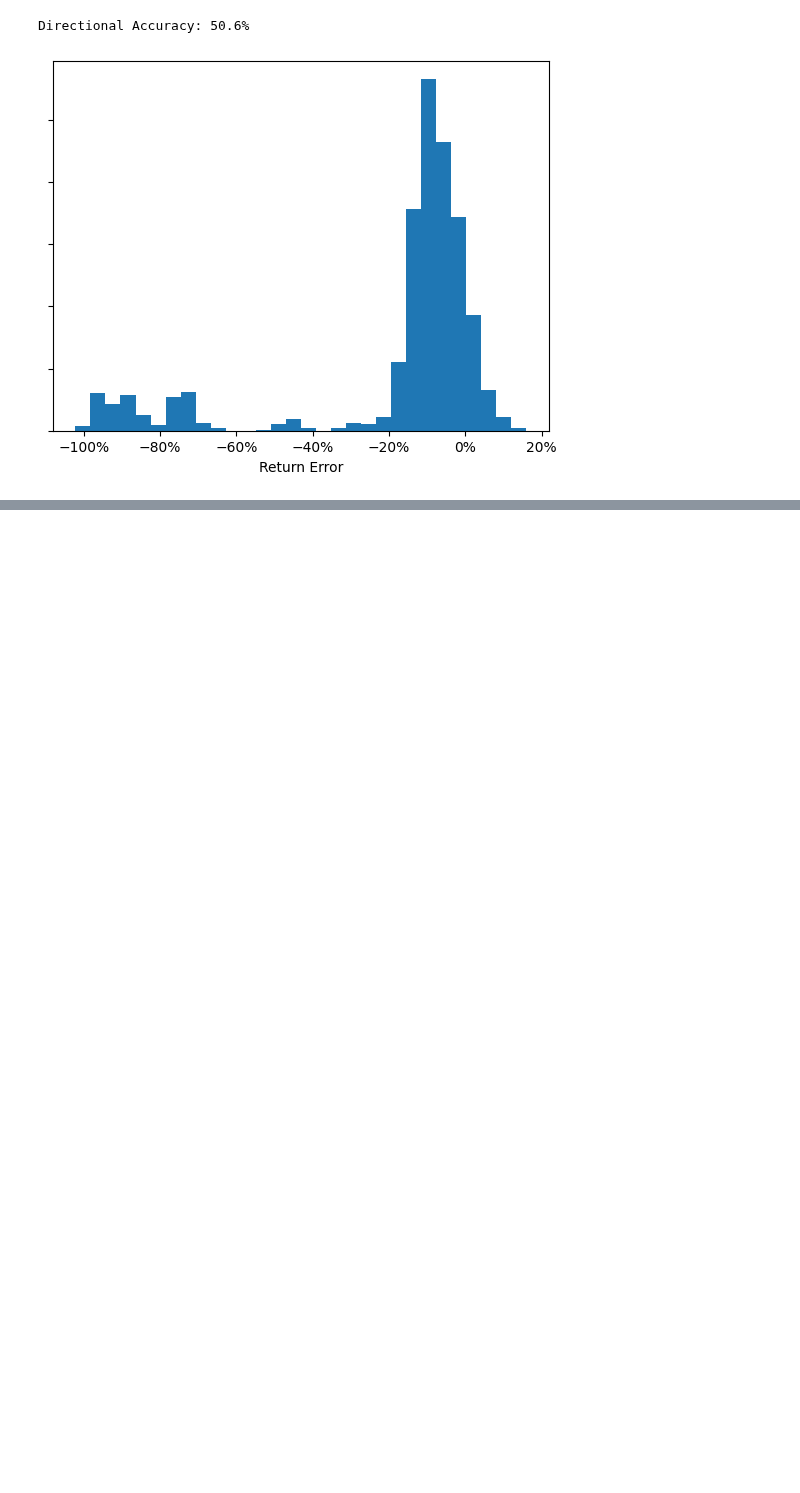
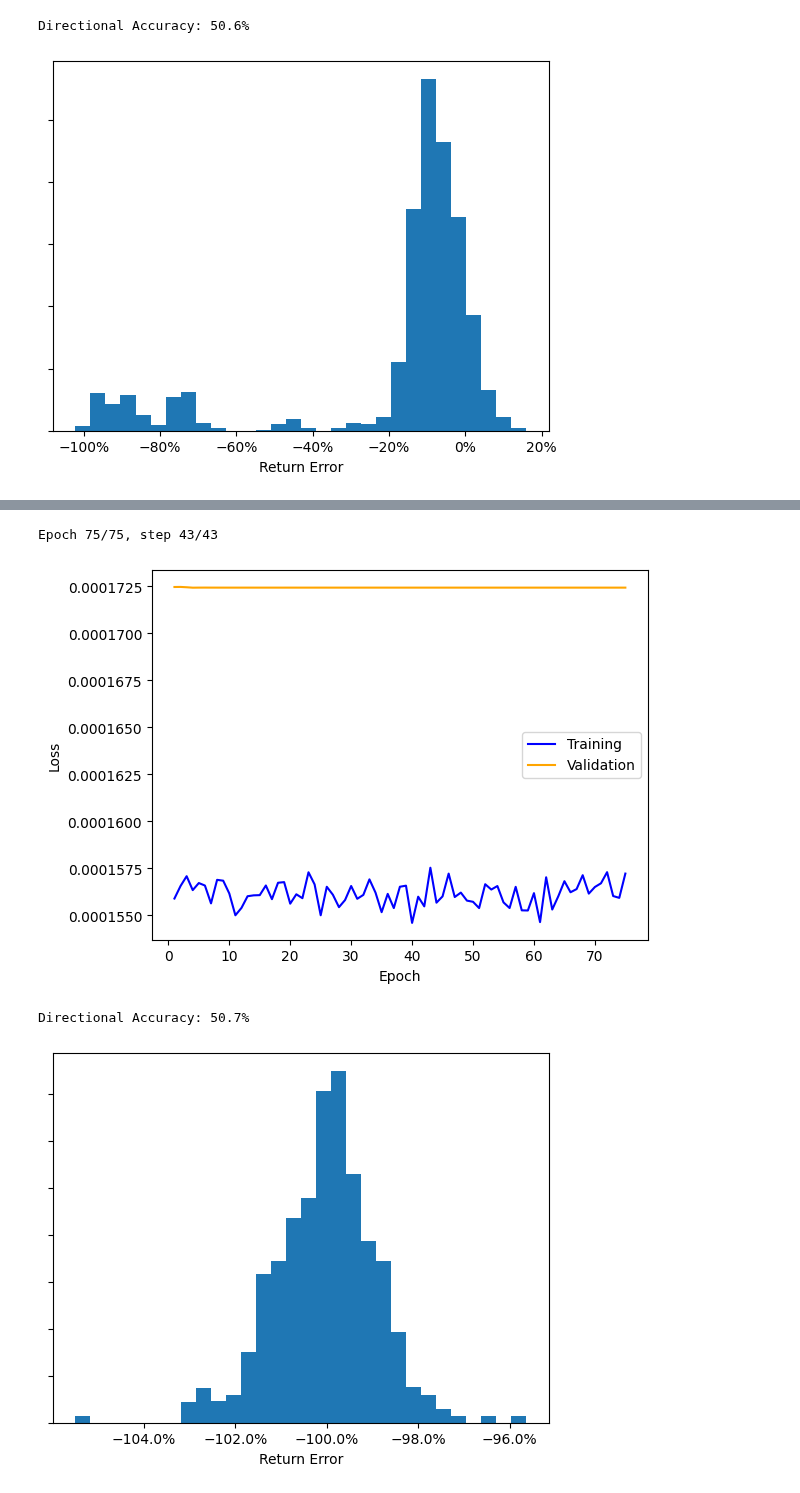
Before and after one commit to adamcataldo/letsbuildmodels, a Jupyter notebook: notebooks/stock_forecasting/market_forecasts.ipynb, the cells around one changed output, grey strips where cells are left out. Saved outputs shown, nothing was run; the diff lists cells and outputs as text; code cells hidden in the pictures; blank space fills up the shorter version.

```diff
--- a/notebooks/stock_forecasting/market_forecasts.ipynb
+++ b/notebooks/stock_forecasting/market_forecasts.ipynb
@@ -144,0 +210,9 @@ Directional Accuracy: 50.6%
+# %%
+model = DeepFFN(lookback)
+optim = Adam(model.parameters(), weight_decay=0.01)
+validate_model(model, processor256, epochs=75, optimizer=optim, loss_fn=loss)
+# %% [output]
+Epoch 75/75, step 43/43
+[figure, added]
+Directional Accuracy: 50.7%
+[figure, added]
```
Also changed, not shown: parts of 3 cells of this notebook.
